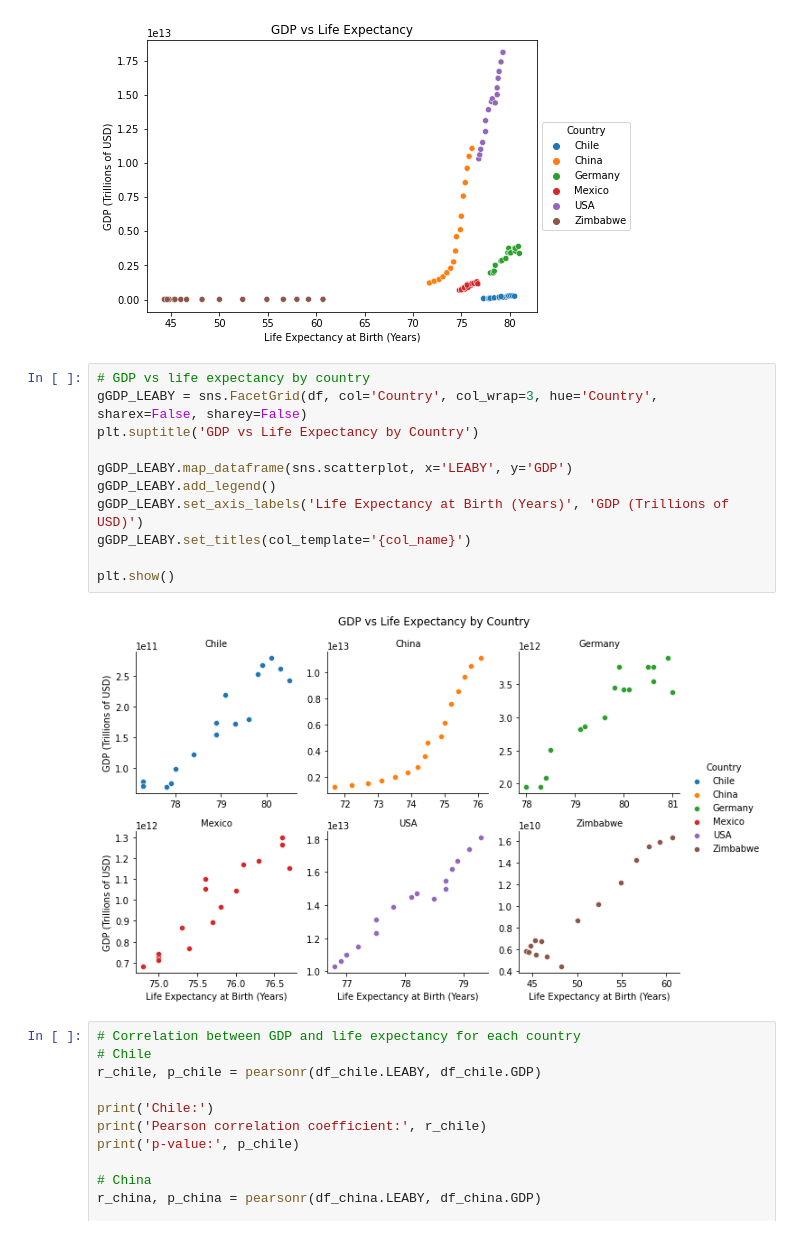
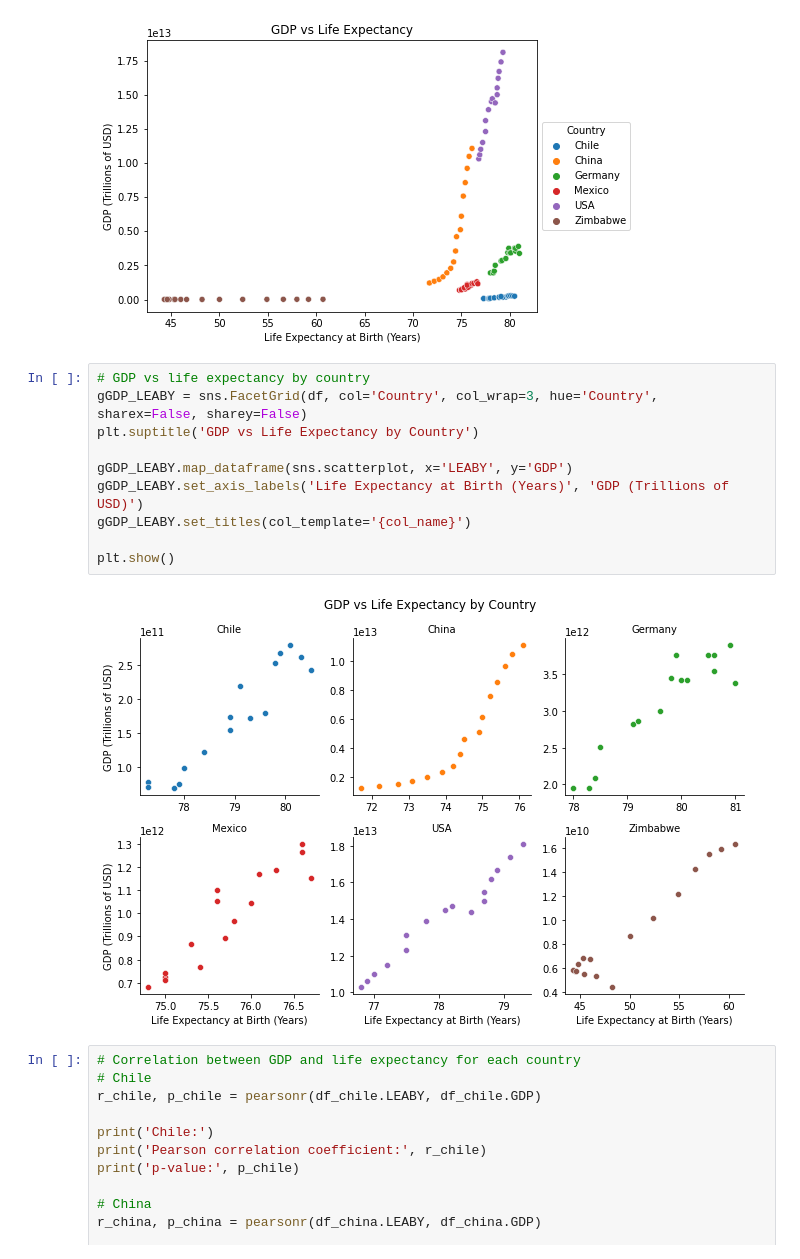
Before and after one commit to anlifi/life_expectancy_gdp, a Jupyter notebook: life_expectancy_gdp.ipynb, the cells around one changed output. Drawn from its saved outputs; the diff is of its cells as text.

```diff
--- a/life_expectancy_gdp.ipynb
+++ b/life_expectancy_gdp.ipynb
@@ -485,16 +483,15 @@ plt.show()
 # %%
 # GDP vs life expectancy by country
 gGDP_LEABY = sns.FacetGrid(df, col='Country', col_wrap=3, hue='Country', sharex=False, sharey=False)
 plt.suptitle('GDP vs Life Expectancy by Country')
 
 gGDP_LEABY.map_dataframe(sns.scatterplot, x='LEABY', y='GDP')
-gGDP_LEABY.add_legend()
 gGDP_LEABY.set_axis_labels('Life Expectancy at Birth (Years)', 'GDP (Trillions of USD)')
 gGDP_LEABY.set_titles(col_template='{col_name}')
 
 plt.show()
 # %% [output]
-[figure, old version]
+[figure, new version]
 # %%
 # Correlation between GDP and life expectancy for each country
 # Chile
```
Also changed, not shown: parts of 3 cells of this notebook.
